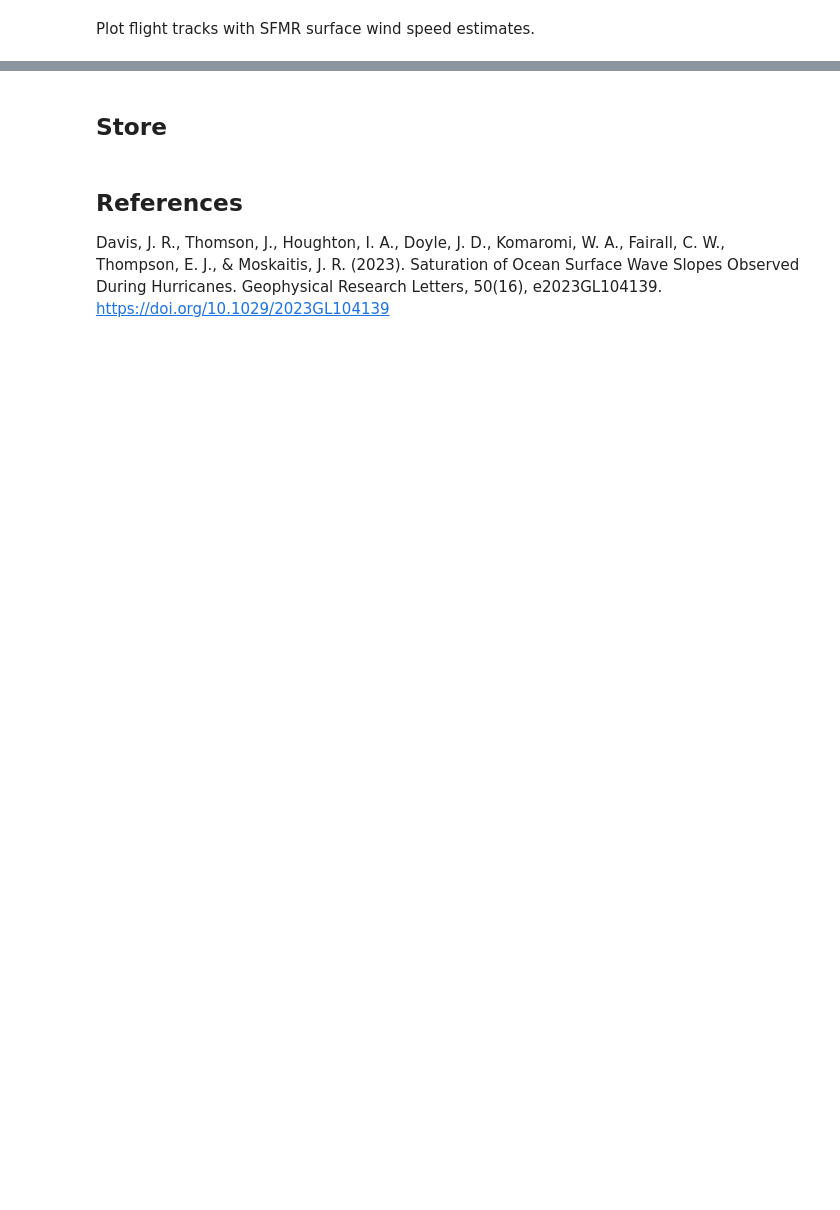
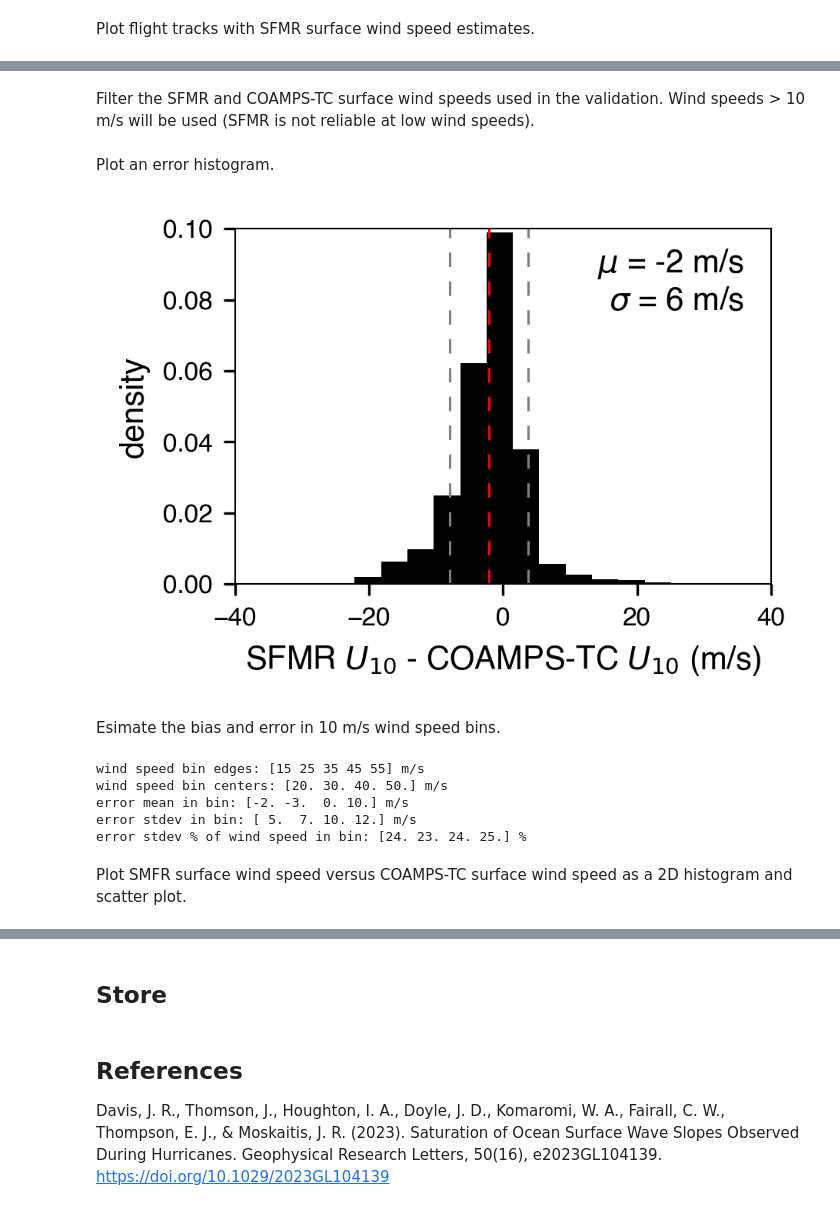
Before and after one commit to jacobrdavis/ocean-surface-wave-slopes-and-wind-wave-alignment, a Jupyter notebook: nb5-slope-primary-dependence.ipynb, the cells around one changed output, grey strips where cells are left out. Cells and saved outputs as stored; diff of their text form; code cells hidden in the pictures; blank space fills up the shorter version.

```diff
--- a/nb5-slope-primary-dependence.ipynb
+++ b/nb5-slope-primary-dependence.ipynb
@@ -583,0 +423,2 @@ cbar.set_label('10-m wind speed, $U_{10}$ (m/s)')
+# %% [markdown]
+Filter the SFMR and COAMPS-TC surface wind speeds used in the validation.  Wind speeds > 10 m/s will be used (SFMR is not reliable at low wind speeds).
@@ -583,0 +435,53 @@ cbar.set_label('10-m wind speed, $U_{10}$ (m/s)')
+# %% [markdown]
+Plot an error histogram.
+# %%
+fig, ax = plt.subplots(1, 1, figsize=(3, 2))
+error = sfmr_wind - coamps_sfmr_wind
+
+ax.hist(error, color='k', density=True, bins=20)
+ax.set_xlabel('SFMR $U_{10}$ - COAMPS-TC $U_{10}$ (m/s)')
+ax.set_ylabel('density')
+ax.set_xlim(40 * np.array([-1, 1]))
+ax.set_ylim(0, 0.1)
+stat_line_kwargs = {
+    'linestyle': '--',
+    'linewidth': 0.75,
+    'dashes': (6, 6),
+}
+ax.axvline(error.mean(), color='r', **stat_line_kwargs)
+ax.axvline(error.mean() + error.std(), color='grey', **stat_line_kwargs)
+ax.axvline(error.mean() - error.std(), color='grey', **stat_line_kwargs)
+ax.annotate(r'$\mu$' + f' = {error.mean():0.0f} m/s\n'
+            r'$\sigma$' + f' = {error.std():0.0f} m/s',
+             (0.95, 0.95), xycoords='axes fraction', ha='right', va='top')
+# fig.savefig('revfig-coamps_error_histogram.png', dpi=400, bbox_inches='tight')
+# %% [output]
+[figure, added]
+# %% [markdown]
+Esimate the bias and error in 10 m/s wind speed bins.
+# %%
+WIND_SPEED_BIN_SIZE = 10
+MINIMUM_BIN_EDGE = 15
+MAXIMUM_BIN_EDGE = 55
+
+wind_speed_bins = np.arange(MINIMUM_BIN_EDGE, MAXIMUM_BIN_EDGE+WIND_SPEED_BIN_SIZE, WIND_SPEED_BIN_SIZE)
+wind_speed_bin_centers = wind_speed_bins[:-1] + np.diff(wind_speed_bins)/2
+
+wind_speed_bin_error_mean = error.groupby_bins(group=sfmr_wind, bins=wind_speed_bins).apply(np.mean)
+wind_speed_bin_error_std = error.groupby_bins(group=sfmr_wind, bins=wind_speed_bins).apply(np.std)
+
+error_std_percentage_in_bin = wind_speed_bin_error_std / wind_speed_bin_centers * 100
+
+print(f'wind speed bin edges: {wind_speed_bins} m/s')
+print(f'wind speed bin centers: {wind_speed_bin_centers.round(0)} m/s')
+print(f'error mean in bin: {wind_speed_bin_error_mean.values.round(0)} m/s')
+print(f'error stdev in bin: {wind_speed_bin_error_std.values.round(0)} m/s')
+print(f'error stdev % of wind speed in bin: {error_std_percentage_in_bin.values.round(0)} %')
+# %% [output]
+wind speed bin edges: [15 25 35 45 55] m/s
+wind speed bin centers: [20. 30. 40. 50.] m/s
+error mean in bin: [-2. -3.  0. 10.] m/s
+error stdev in bin: [ 5.  7. 10. 12.] m/s
+error stdev % of wind speed in bin: [24. 23. 24. 25.] %
+# %% [markdown]
+Plot SMFR surface wind speed versus COAMPS-TC surface wind speed as a 2D histogram and scatter plot.
```
Also changed, not shown: parts of 27 cells of this notebook, 9 other files.
